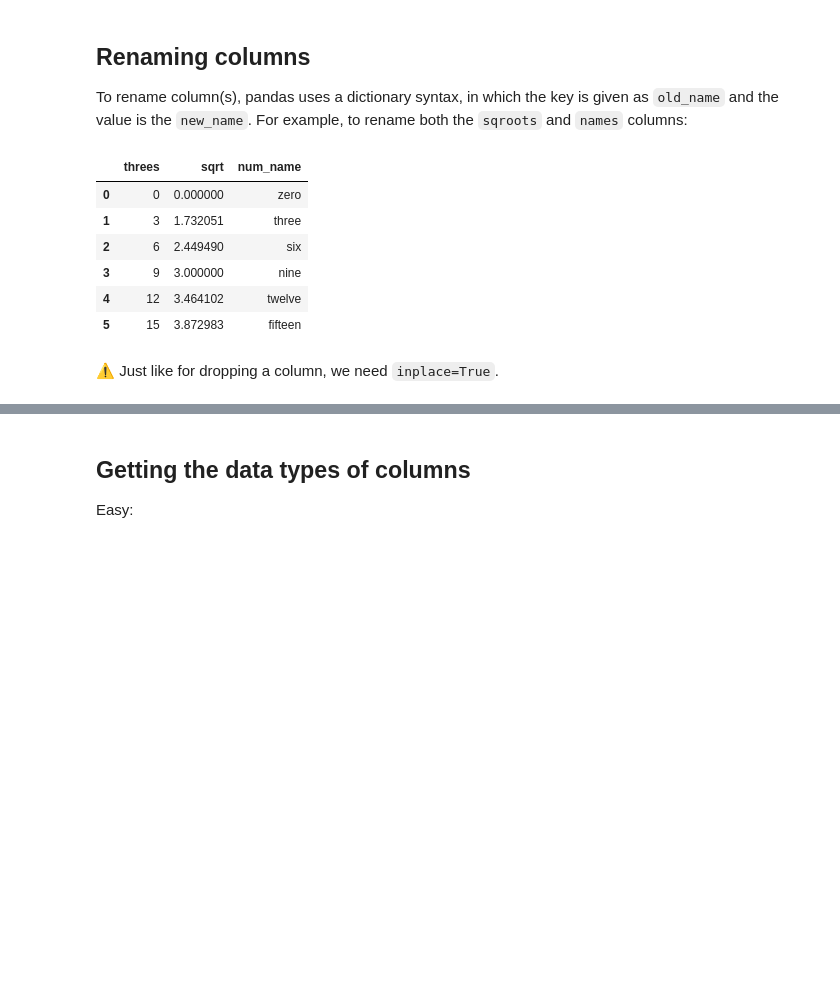
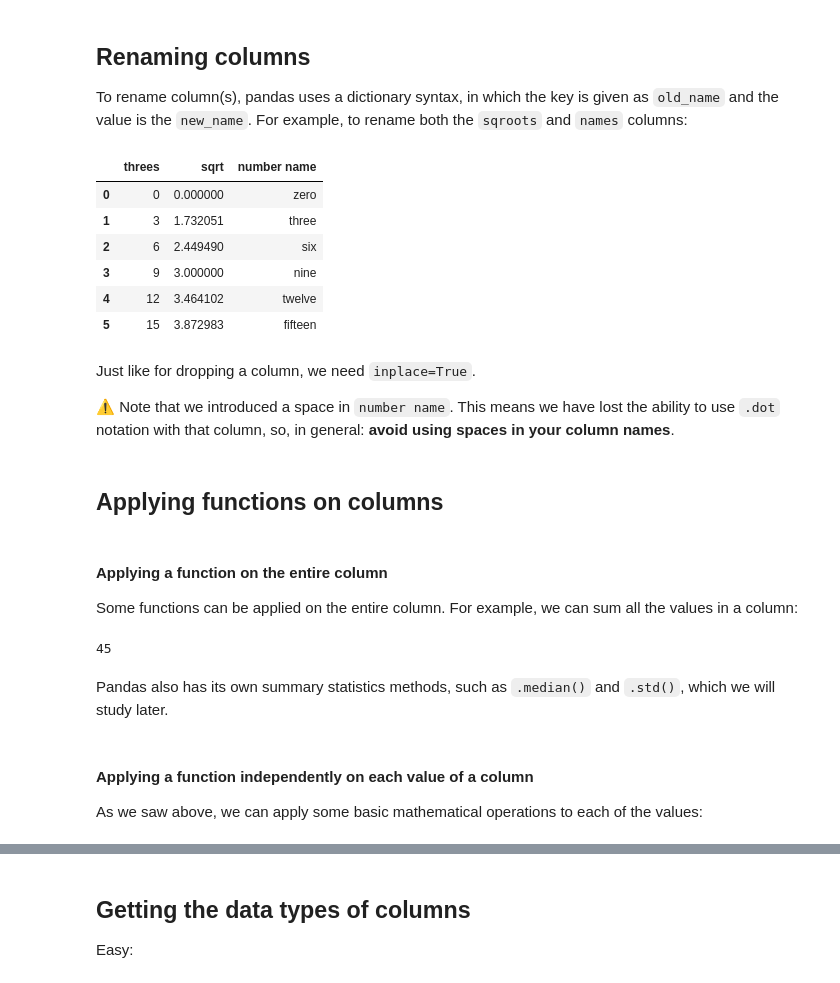
Before and after one commit to vsojo/Python_DataAnalysis_Workshop, a Jupyter notebook: Py303_Pandas.END.ipynb, the cells around one changed output, grey strips where cells are left out. Drawn from its saved outputs; the diff is of its cells as text; code cells hidden in the pictures; blank space fills up the shorter version.

Commit message:
Updated Pandas & R tutorials. Added Maps tutorial.

```diff
--- a/Py303_Pandas.END.ipynb
+++ b/Py303_Pandas.END.ipynb
@@ -289,15 +313,31 @@ df
 ## Renaming columns
 To rename column(s), pandas uses a dictionary syntax, in which the key is given as `old_name` and the value is the `new_name`. For example, to rename both the `sqroots` and `names` columns:
 # %%
-df.rename( columns={'sqroots' : 'sqrt', 'names' : 'num_name'} , inplace=True)
+df.rename( columns={'sqroots' : 'sqrt', 'names' : 'number name'} , inplace=True )
 df
 # %% [output]
-|  | threes | sqrt | num_name |
+|  | threes | sqrt | number name |
 | 0 | 0 | 0.000000 | zero |
 | 1 | 3 | 1.732051 | three |
 | 2 | 6 | 2.449490 | six |
 | 3 | 9 | 3.000000 | nine |
 | 4 | 12 | 3.464102 | twelve |
 | 5 | 15 | 3.872983 | fifteen |
-# %% [markdown]
-⚠️ Just like for dropping a column, we need `inplace=True`.
+# %% [markdown]
+Just like for dropping a column, we need `inplace=True`.
+
+⚠️ Note that we introduced a space in `number name`. This means we have lost the ability to use `.dot` notation with that column, so, in general: **avoid using spaces in your column names**.
+# %% [markdown]
+## Applying functions on columns
+# %% [markdown]
+#### Applying a function on the entire column
+Some functions can be applied on the entire column. For example, we can sum all the values in a column:
+# %%
+sum(df.threes)
+# %% [output]
+45
+# %% [markdown]
+Pandas also has its own summary statistics methods, such as `.median()` and `.std()`, which we will study later.
+# %% [markdown]
+#### Applying a function independently on each value of a column
+As we saw above, we can apply some basic mathematical operations to each of the values:
```
Also changed, not shown: parts of 128 cells of this notebook, 8 other files.
